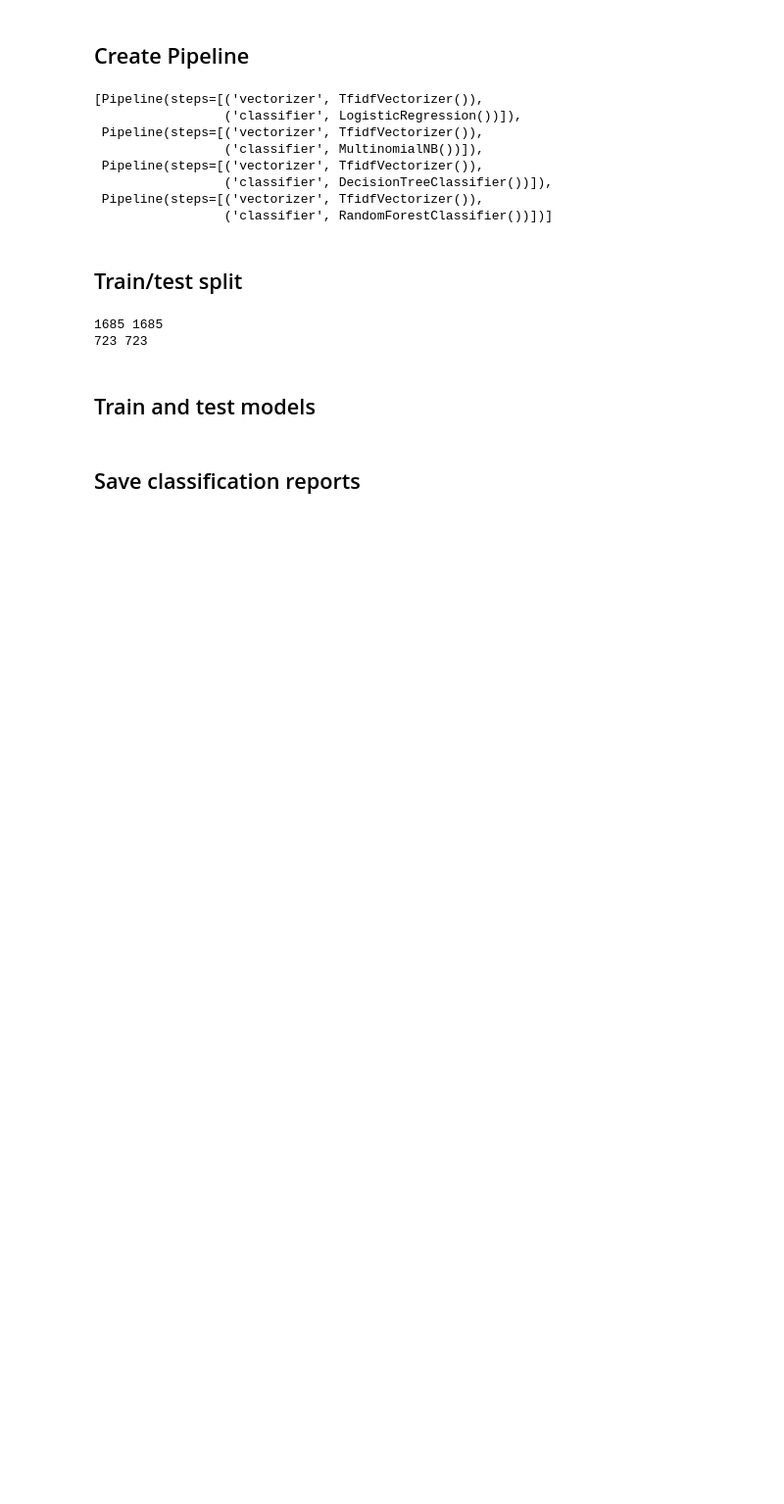
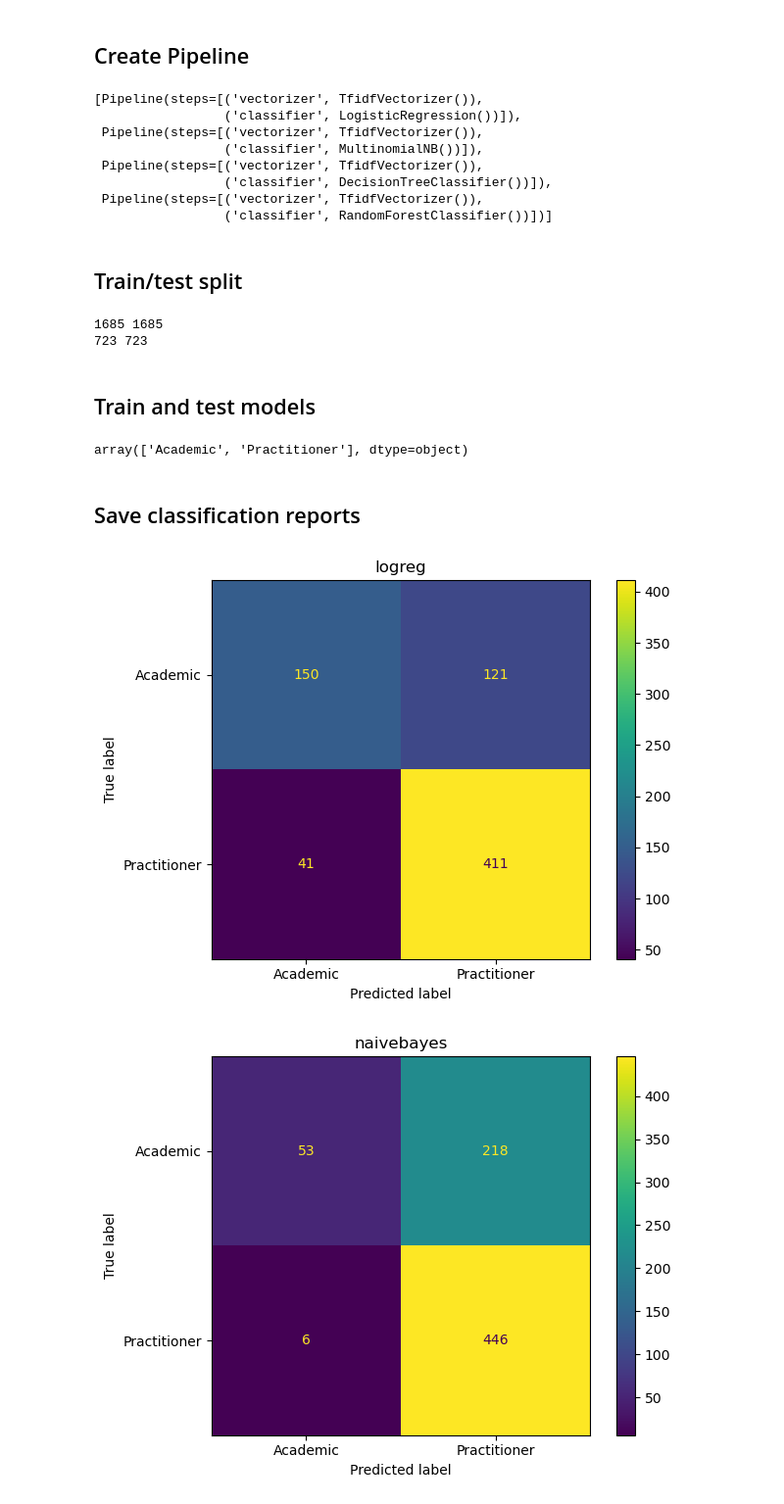
Before and after one commit to andrewdoto13/credential_study, a Jupyter notebook: notebooks/binary_train_test.ipynb, the cells around one changed output. Shown at 98% size. Saved outputs shown, nothing was run; the diff lists cells and outputs as text; code cells hidden in the pictures; blank space fills up the shorter version.

Commit message:
save confusion matrices

```diff
--- a/notebooks/binary_train_test.ipynb
+++ b/notebooks/binary_train_test.ipynb
@@ -133,18 +134,37 @@ print(len(X_test), len(y_test))
 723 723
 # %% [markdown]
 ## Train and test models
+# %%
+encoder.classes_
+# %% [output]
+array(['Academic', 'Practitioner'], dtype=object)
 # %%
 classification_reports = []
+confusion_matrices = []
 
 for pipeline in pipelines:
     pipeline.fit(X_train, y_train)
     y_pred = pipeline.predict(X_test)
+
     classification_reports.append(classification_report(y_true=y_test,
                                                         y_pred=y_pred,
                                                         target_names=encoder.classes_,
                                                         output_dict=True))
+
+    confusion_matrices.append(confusion_matrix(y_true=y_test,
+                                               y_pred=y_pred
+                                               ))
 # %% [markdown]
 ## Save classification reports
 # %%
 for report, model in enumerate(["logreg", "naivebayes", "dtree", "rforest"]):
     pd.DataFrame(classification_reports[report]).to_csv(f"../results/{model}_classification_report.csv")
+
+    disp = ConfusionMatrixDisplay(confusion_matrices[report], display_labels=encoder.classes_)
+    disp.plot()
+    plt.title(model)
+    plt.tight_layout()
+    plt.savefig(f"../results/{model}_confusion_matrix")
+# %% [output]
+[figure, added]
+[figure, added]
```
Also changed, not shown: parts of 2 cells of this notebook, 7 other files.
